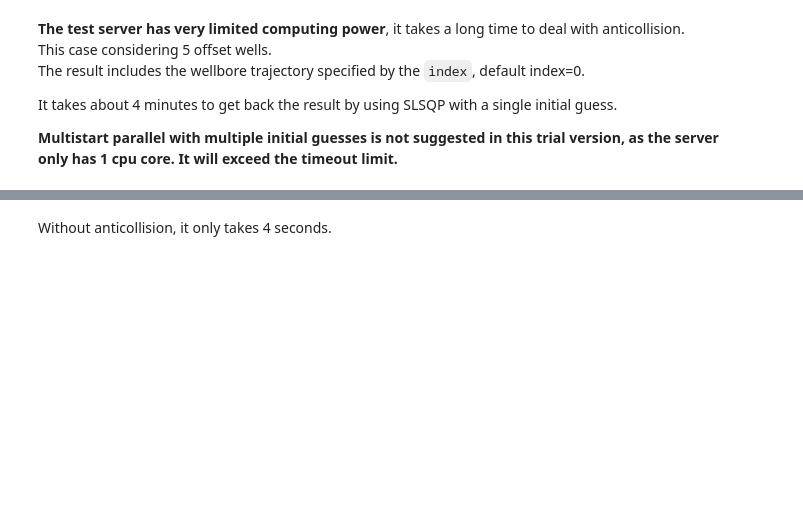
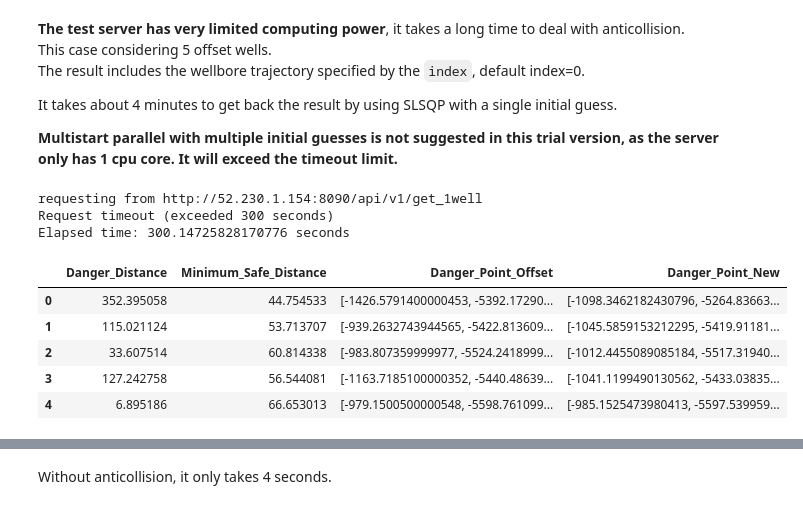
Before and after one commit to lhg1992/WelLayout_API, a Jupyter notebook: Demos/get_1well/ex2/1well_ex2.ipynb, the cells around one changed output, grey strips where cells are left out. Saved outputs shown, nothing was run; the diff lists cells and outputs as text; code cells hidden in the pictures; blank space fills up the shorter version.

Commit message:
20260427
1. change server IP
2. improve PlotArrow_plotly.py

```diff
--- a/Demos/get_1well/ex2/1well_ex2.ipynb
+++ b/Demos/get_1well/ex2/1well_ex2.ipynb
@@ -127,7 +128,7 @@ danger_indices=[2,3,4,5,6]
 # %%
 fig1=None
 for well in danger_indices:
-    fig1=PlotSurvey(input_data["SURVEY"][well], fig1, show=0)
+    fig1=PlotSurvey(input_data["SURVEY"][well], fig1, name=f'Offset Well #{well+1}' ,show=0)
 
 # # plot the PK and PT points in the fig
 # fig1.add_trace(go.Scatter3d(x=PKM[:,0], y=PKM[:,1], z=PKM[:,2],
@@ -284,3 +287,29 @@ x0=[-1272.0, -4751,  -984] # initial guess for optimization
+# %%
+tic=time.time()
+output_anticollision_x0=get_1well(input_anticollision,
+                filepath=output_anticollision_filepath,
+                # x0=x0, # optional: you can provide an initial guess for optimization
+                algorithm=10, # algorithm for 1well
+                        # 0:COBYLA; 1:SLSQP;
+                        # 10: multi-start parallel for COBYLA
+                        # 11: multi-start parallel for SLSQP
+                )
+toc=time.time()
+print(f"Elapsed time: {toc-tic} seconds")
+output_anticollision_x0
+# %% [output]
+requesting from http://52.230.1.154:8090/api/v1/get_1well
+Request timeout (exceeded 300 seconds)
+Elapsed time: 300.14725828170776 seconds
+# %%
+pd.DataFrame(output_anticollision_x0["data"]["AnticolReport"])
+# %% [output]
+|  | Danger_Distance | Minimum_Safe_Distance | Danger_Point_Offset | Danger_Point_New |
+| 0 | 352.395058 | 44.754533 | [-1426.5791400000453, -5392.17290... | [-1098.3462182430796, -5264.83663... |
+| 1 | 115.021124 | 53.713707 | [-939.2632743944565, -5422.813609... | [-1045.5859153212295, -5419.91181... |
+| 2 | 33.607514 | 60.814338 | [-983.807359999977, -5524.2418999... | [-1012.4455089085184, -5517.31940... |
+| 3 | 127.242758 | 56.544081 | [-1163.7185100000352, -5440.48639... | [-1041.1199490130562, -5433.03835... |
+| 4 | 6.895186 | 66.653013 | [-979.1500500000548, -5598.761099... | [-985.1525473980413, -5597.539959... |
 # %%
 tic=time.time()
 output_anticollision=get_1well(input_anticollision,
```
Also changed, not shown: parts of 8 cells of this notebook, 6 other files.
